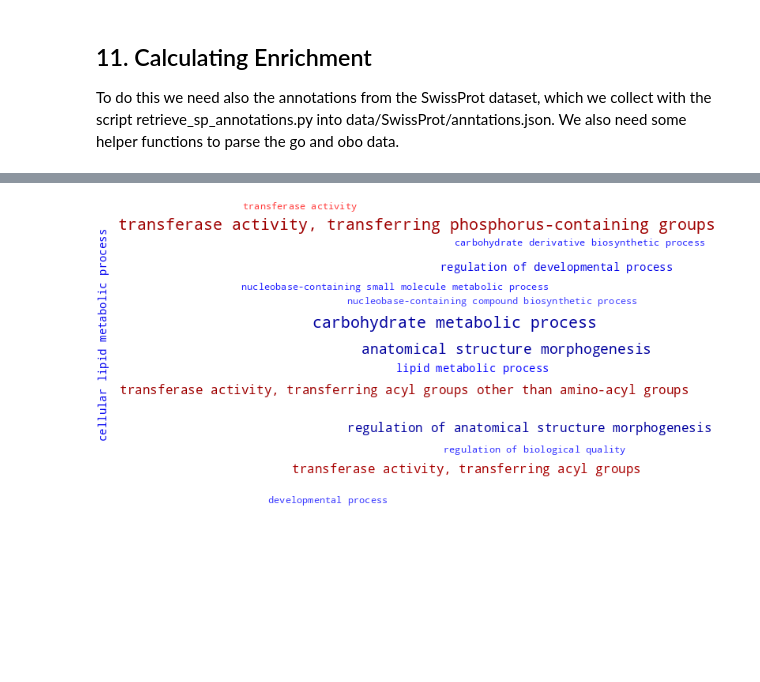
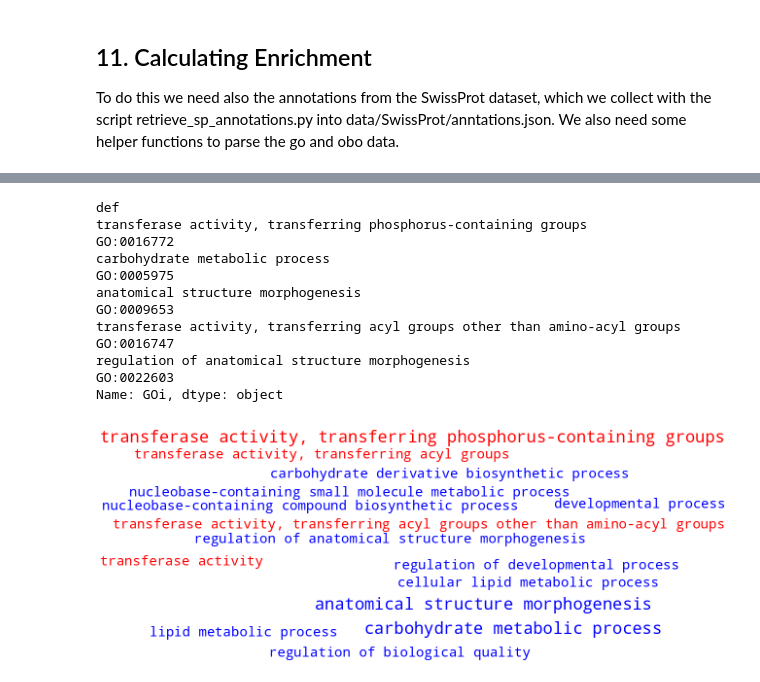
Before and after one commit to krzhalovski/Biological-Data, a Jupyter notebook: Report_Final_Draft.ipynb, the cells around one changed output, grey strips where cells are left out. Drawn from its saved outputs; the diff is of its cells as text; code cells hidden in the pictures; blank space fills up the shorter version.

Commit message:
Added more wordclouds

```diff
--- a/Report_Final_Draft.ipynb
+++ b/Report_Final_Draft.ipynb
@@ -636,27 +624,39 @@ import pandas as pd
 # %%
 GO_df_high_level = pd.read_csv('data/GO_high_level.csv', index_col=0)
 # %%
-frequencies = GO_df_high_level.set_index('def').score
+frequencies = GO_df_high_level.set_index('def').r_p + 0.5
 GOs = pd.DataFrame(GO_df_high_level.index).set_index(GO_df_high_level['def']).iloc[:,0]
 
 def color_func(word, **kwargs):
     if 'GO:0003674' in ancestors[GOs[word]]: # red, molecular_function
-        return f"hsl(0, 100%, {100-int(frequencies[word]/10)}%)"
+        return f"hsl(0, 100%, {50-int(frequencies[word]/10)}%)"
     if 'GO:0005575' in ancestors[GOs[word]]: # green, cellular_component
-        return f"hsl(120, 100%, {100-int(frequencies[word]/10)}%)" # none?
+        return f"hsl(120, 100%, {50-int(frequencies[word]/10)}%)" # none?
     if 'GO:0008150' in ancestors[GOs[word]]: # blue, biological_process
-        return f"hsl(240, 100%, {100-int(frequencies[word]/10)}%)"
+        return f"hsl(240, 100%, {50-int(frequencies[word]/10)}%)"
+# %%
+GOs.head()
+# %% [output]
+def
+transferase activity, transferring phosphorus-containing groups                GO:0016772
+carbohydrate metabolic process                                                 GO:0005975
+anatomical structure morphogenesis                                             GO:0009653
+transferase activity, transferring acyl groups other than amino-acyl groups    GO:0016747
+regulation of anatomical structure morphogenesis                               GO:0022603
+Name: GOi, dtype: object
 # %%
 wc = WordCloud(
     background_color="white",
     color_func = color_func,
     relative_scaling = 1,
     max_words = 15,
     scale = 2,
+    width=650,
+    height=250
 )
 
 wc.generate_from_frequencies(frequencies)
-wc.to_file("figs/wordcloud.pdf")
+wc.to_file("figs/wordcloud_high_level.pdf")
 wc.to_image()
 # %% [output]
-[figure, old version]
+[figure, new version]
```
Also changed, not shown: parts of 12 cells of this notebook.
